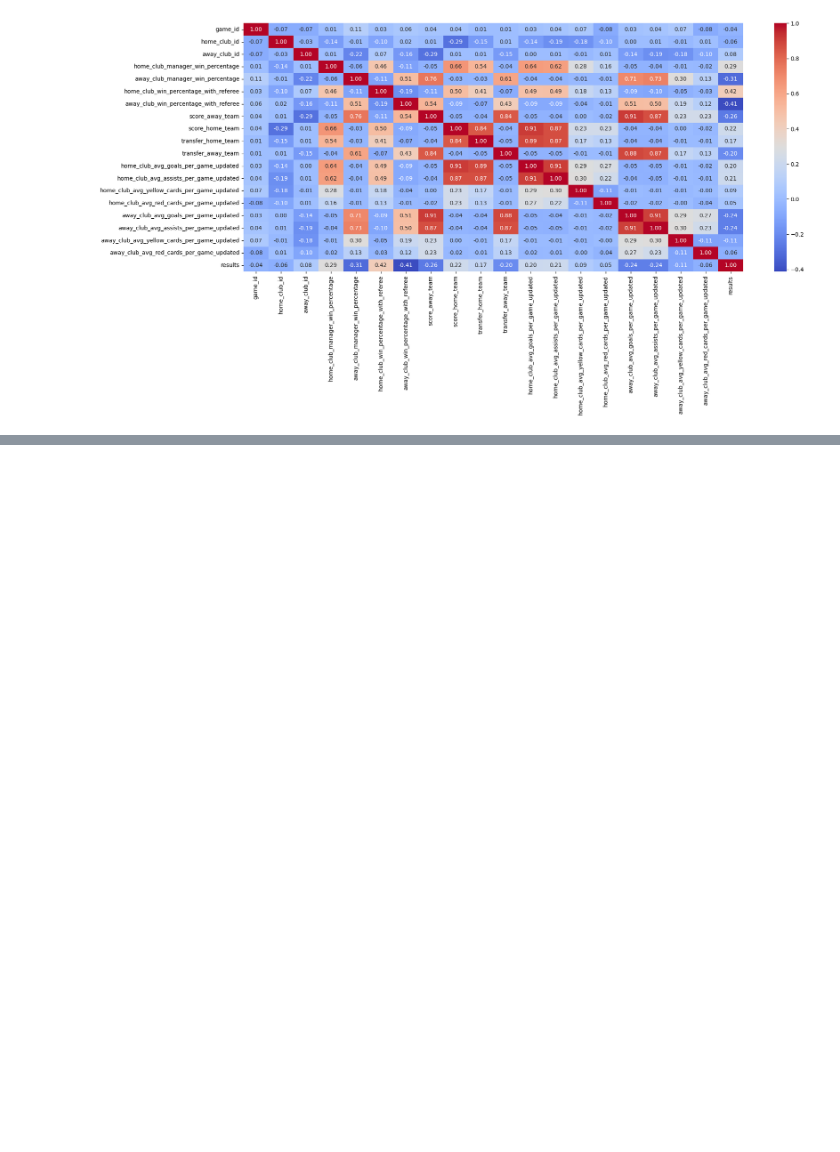
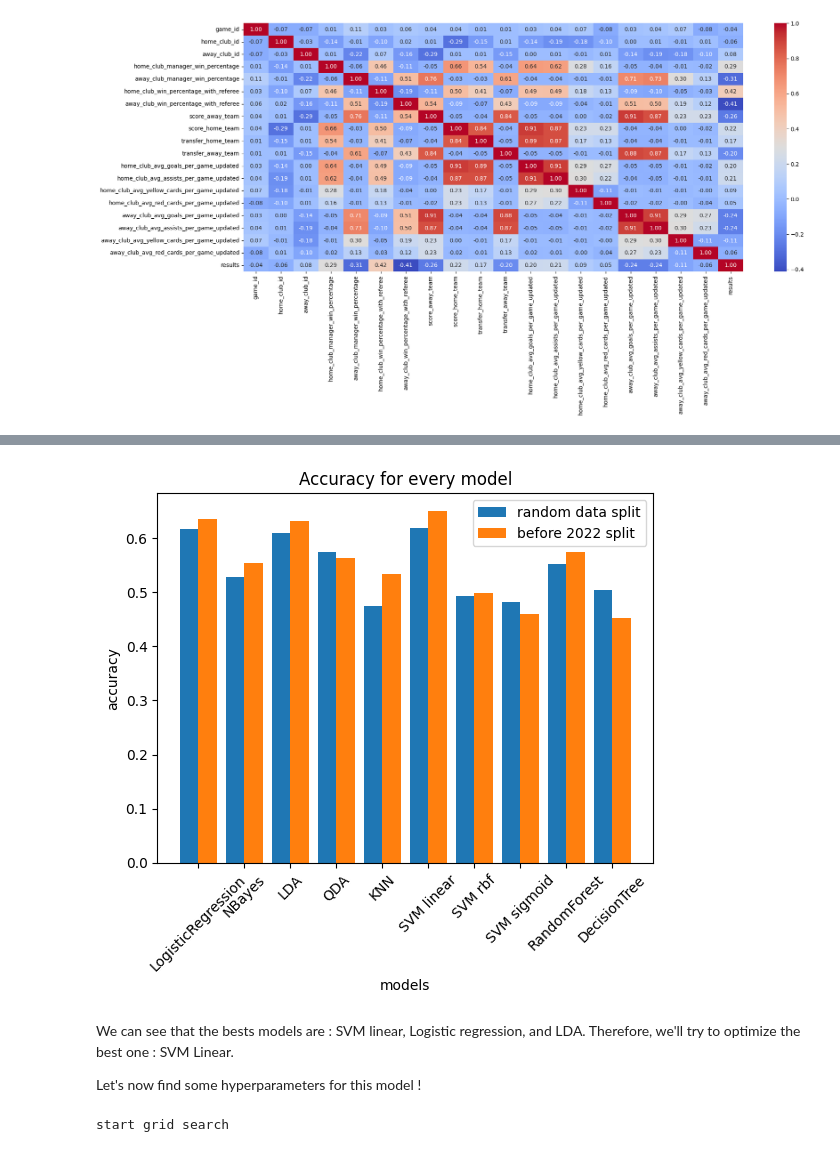
Before and after one commit to Nasotro/Projet, a Jupyter notebook: vrai_main.ipynb, the cells around one changed output, grey strips where cells are left out. Cells and saved outputs as stored; diff of their text form; code cells hidden in the pictures; blank space fills up the shorter version.

Commit message:
add function to find besst hyperparams

```diff
--- a/vrai_main.ipynb
+++ b/vrai_main.ipynb
@@ -91,0 +167,40 @@ plot_correlation_matrix(corr_mat)
+# %%
+X_axis = np.arange(len(names))
+
+plt.bar(X_axis - 0.2, scores, 0.4, label = 'random data split')
+plt.bar(X_axis + 0.2, scores_before, 0.4, label = 'before 2022 split')
+
+plt.xticks(X_axis, names, rotation=45)
+plt.xlabel("models")
+plt.ylabel("accuracy")
+plt.title("Accuracy for every model")
+plt.legend()
+plt.show()
+# %% [output]
+[figure, added]
+# %% [markdown]
+We can see that the bests models are : SVM linear, Logistic regression, and LDA. Therefore, we'll try to optimize the best one : SVM Linear.
+
+Let's now find some hyperparameters for this model !
+# %%
+from sklearn.model_selection import GridSearchCV
+
+param_grid = {'C': [0.1, 1, 10], 'kernel': ['linear']}
+
+model = SVC()
+
+grid_search = GridSearchCV(estimator = model, param_grid=param_grid, cv=5, scoring='accuracy',  n_jobs=-1, verbose=3)
+
+data_for_grid = data.drop(columns=['date'])
+train_df, val_df = train_test_split(data_for_grid, test_size=0.1, random_state=42)
+X = val_df.drop(columns=['results'])
+y = val_df[['results']]
+# print(X)
+print("start grid search")
+grid_search.fit(X, y)
+
+# print the best hyperparameters and the corresponding accuracy score
+print("Best hyperparameters: ", grid_search.best_params_)
+print("Best accuracy score: ", grid_search.best_score_)
+# %% [output]
+start grid search
```
Also changed, not shown: parts of 4 cells of this notebook, 1 other file.
